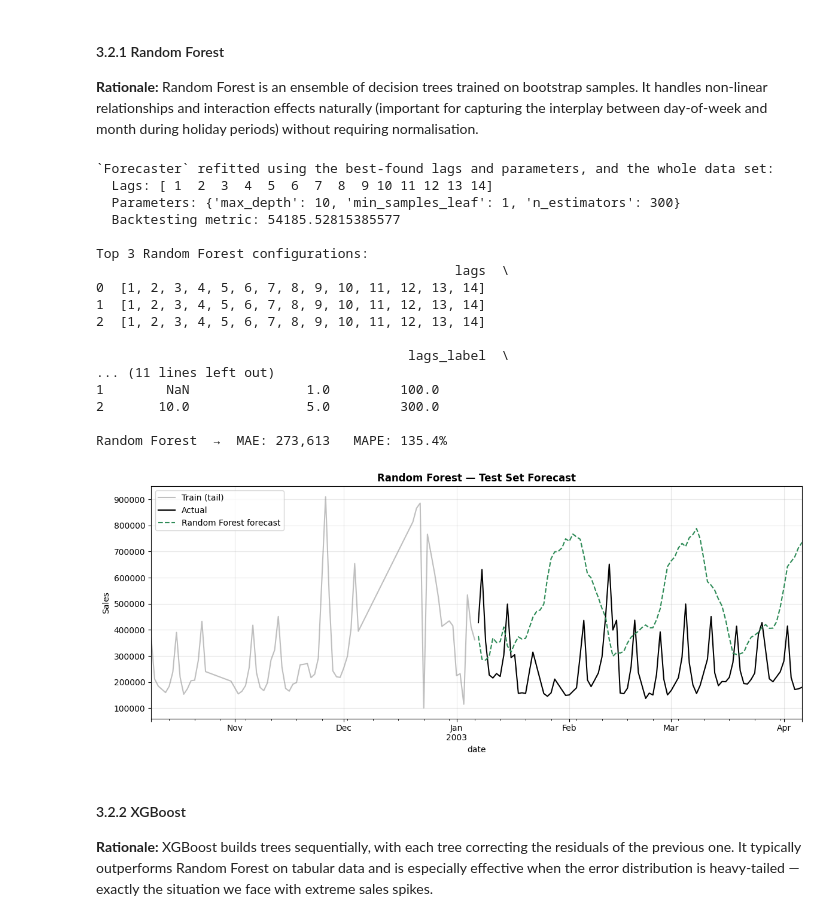
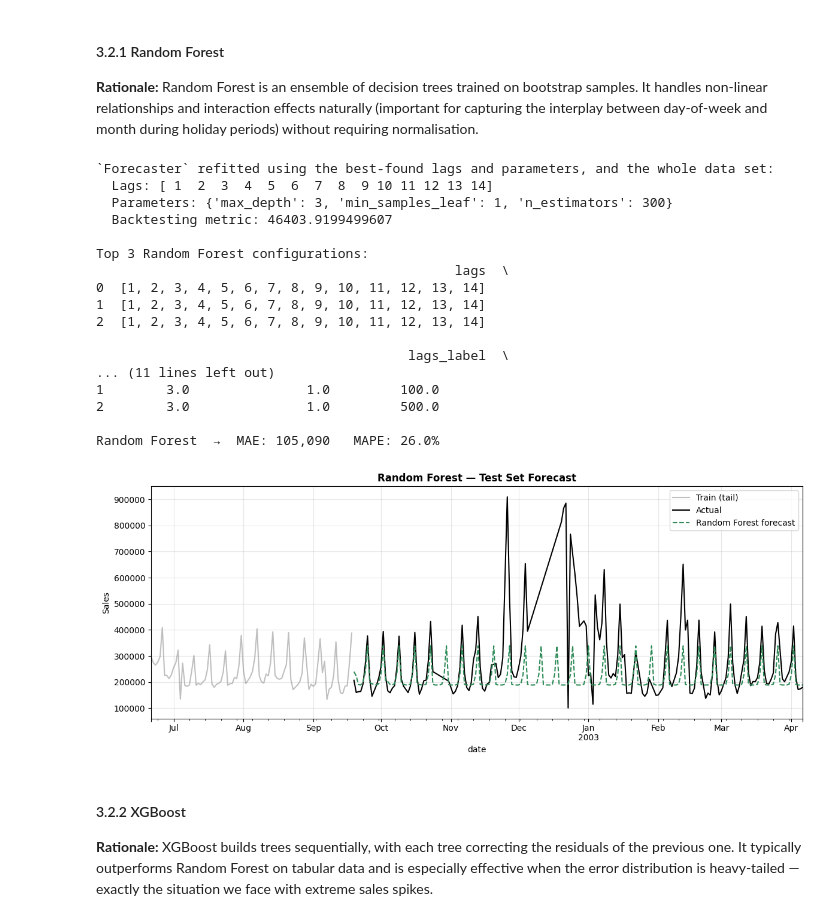
Before and after one commit to joaquinorradre/Time_Series_Assesment1, a Jupyter notebook: Assessment2.ipynb, the cells around one changed output. Saved outputs shown, nothing was run; the diff lists cells and outputs as text; code cells hidden in the pictures.

```diff
--- a/Assessment2.ipynb
+++ b/Assessment2.ipynb
@@ -102,0 +158,34 @@ Shape after feature engineering: (971, 11)
+# %%
+def create_features(df: pd.DataFrame) -> pd.DataFrame:
+    """Add calendar, lag, rolling, and holiday features to the sales dataframe."""
+    df = df.copy()
+
+    # 1. Calendar features
+    df['day_of_week'] = df.index.dayofweek          # 0 = Monday
+    df['month']       = df.index.month
+    df['quarter']     = df.index.quarter
+    df['is_weekend']  = df.index.dayofweek.isin([5, 6]).astype(int)
+
+    # 2. Holiday/Summer Features (US Context)
+    us_holidays = holidays.US()
+    # Binary feature: 1 if date is a holiday
+    df['is_holiday'] = df.index.map(lambda x: 1 if x in us_holidays else 0)
+
+    df['is_summer'] = df['month'].isin([6, 7, 8]).astype(int)
+
+    # 3. Lag features (shift prevents any look-ahead/leakage)
+    df['lag_1']  = df['sales'].shift(1)
+    df['lag_7']  = df['sales'].shift(7)
+    df['lag_14'] = df['sales'].shift(14)
+
+    # 4. Rolling statistics (shift(1) inside to avoid leakage)
+    s = df['sales'].shift(1)
+    df['roll_mean_7']  = s.rolling(7).mean()
+    df['roll_std_7']   = s.rolling(7).std()
+
+    return df
+
+df_ml = create_features(data_imputed).dropna()
+
+print(f"Shape after feature engineering: {df_ml.shape}")
+display(df_ml.head())
@@ -108,5 +206,5 @@ Model selection and hyperparameter tuning are performed exclusively on the train
 # %%
-STEPS_TEST = 90
+STEPS_TEST = 200
 
 split_date = df_ml.index.max() - pd.Timedelta(days=STEPS_TEST)
 
@@ -126,7 +224,7 @@ fig, ax = plt.subplots(figsize=(12, 4))
 y_train.plot(ax=ax, label='Train', color='steelblue')
 y_test.plot(ax=ax,  label='Test (hold-out)', color='darkorange')
 ax.axvline(split_date, color='black', linestyle='--', alpha=0.6, label='Split date')
-ax.set_title('Train / Test Split (hold-out = last 90 days)', fontweight='bold')
+ax.set_title(f'Train / Test Split (hold-out = last {STEPS_TEST} days)', fontweight='bold')
 ax.set_ylabel('Sales')
 ax.legend()
 ax.grid(True, alpha=0.3)
@@ -304,9 +402,9 @@ forecaster_rf = ForecasterRecursive(
 )
 
 param_grid_rf = {
-    'n_estimators': [100, 300],
-    'max_depth':    [5, 10, None],
-    'min_samples_leaf': [1, 5]
+    'n_estimators': [100, 300, 500],
+    'max_depth':    [3, 5, 10, None],
+    'min_samples_leaf': [1, 3, 5]
 }
 
 results_rf = grid_search_forecaster(
@@ -327,39 +425,39 @@ print(results_rf.head(3))
 # ── Test-set prediction ───────────────────────────────────────────────────────
 pred_rf   = forecaster_rf.predict(steps=STEPS_TEST)
 mae_rf    = mean_absolute_error(y_test, pred_rf)
 mape_rf   = mean_absolute_percentage_error(y_test, pred_rf)
 print(f"\nRandom Forest  →  MAE: {mae_rf:,.0f}   MAPE: {mape_rf:.1%}")
 
 # ── Plot ──────────────────────────────────────────────────────────────────────
 fig, ax = plt.subplots(figsize=(12, 5))
 y_train.tail(90).plot(ax=ax, color='gray',      alpha=0.5, label='Train (tail)')
 y_test.plot(ax=ax,           color='black',     lw=1.5,   label='Actual')
 pred_rf.plot(ax=ax,          color='seagreen',  ls='--',  label='Random Forest forecast')
 ax.set_title('Random Forest — Test Set Forecast', fontweight='bold')
 ax.set_ylabel('Sales')
 ax.legend()
 ax.grid(True, alpha=0.3)
 plt.tight_layout()
 plt.show()
 # %% [output]
 `Forecaster` refitted using the best-found lags and parameters, and the whole data set:
   Lags: [ 1  2  3  4  5  6  7  8  9 10 11 12 13 14]
-  Parameters: {'max_depth': 10, 'min_samples_leaf': 1, 'n_estimators': 300}
-  Backtesting metric: 54185.52815385577
+  Parameters: {'max_depth': 3, 'min_samples_leaf': 1, 'n_estimators': 300}
+  Backtesting metric: 46403.9199499607
 
 Top 3 Random Forest configurations:
                                               lags  \
 0  [1, 2, 3, 4, 5, 6, 7, 8, 9, 10, 11, 12, 13, 14]
 1  [1, 2, 3, 4, 5, 6, 7, 8, 9, 10, 11, 12, 13, 14]
 2  [1, 2, 3, 4, 5, 6, 7, 8, 9, 10, 11, 12, 13, 14]
 
                                         lags_label  \
 ... (11 lines left out)
-1        NaN               1.0         100.0
-2       10.0               5.0         300.0
+1        3.0               1.0         100.0
+2        3.0               1.0         500.0
 
-Random Forest  →  MAE: 273,613   MAPE: 135.4%
+Random Forest  →  MAE: 105,090   MAPE: 26.0%
-[figure, old version]
+[figure, new version]
 # %% [markdown]
 #### 3.2.2 XGBoost
 
```
Also changed, not shown: parts of 30 cells of this notebook.
